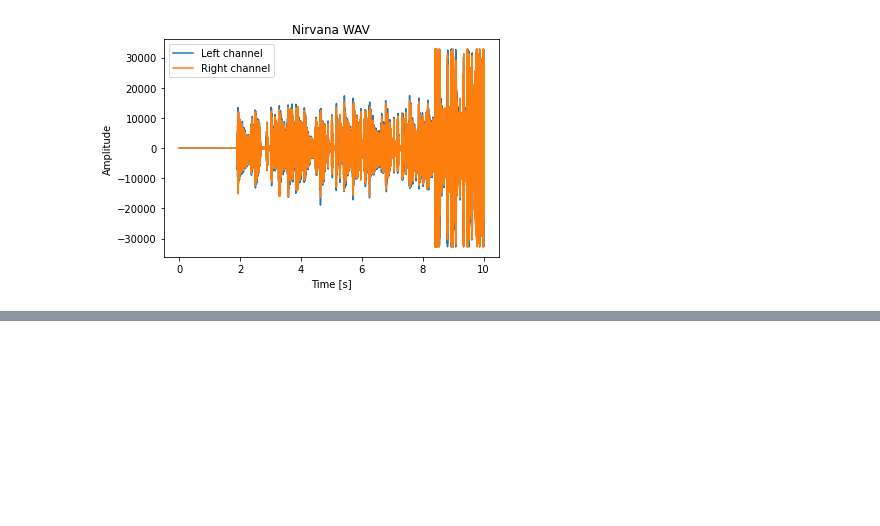
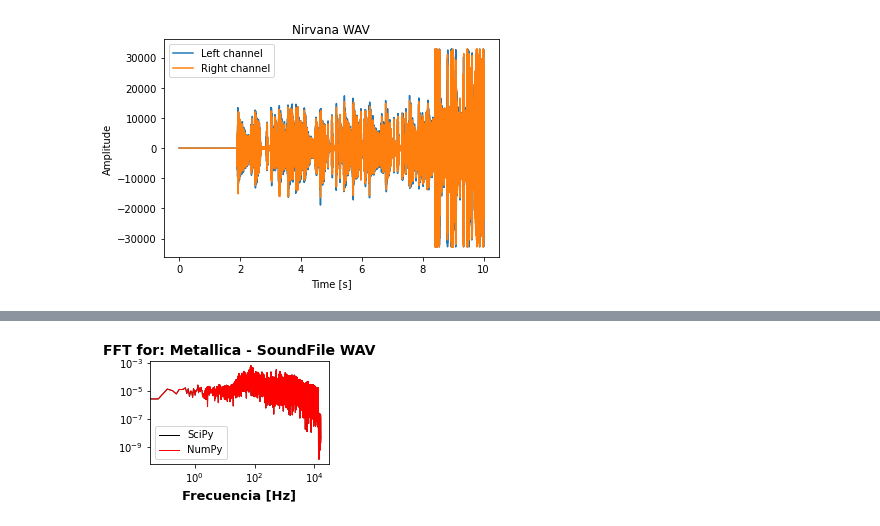
Before and after one commit to capajaro/DSP_Project, a Jupyter notebook: Proyecto_Final_DSP_UN.ipynb, the cells around one changed output, grey strips where cells are left out. Drawn from its saved outputs; the diff is of its cells as text; code cells hidden in the pictures; blank space fills up the shorter version.

```diff
--- a/Proyecto_Final_DSP_UN.ipynb
+++ b/Proyecto_Final_DSP_UN.ipynb
@@ -90,0 +91,5 @@ Metallica_Data.head()
+# %%
+ob = sf.SoundFile('/content/Metallica.wav')
+print('Sample rate: {}'.format(ob.samplerate))
+print('Channels: {}'.format(ob.channels))
+print('Subtype: {}'.format(ob.subtype))
@@ -90,0 +100,6 @@ Metallica_Data.head()
+# %%
+data, samplerate = sf.read('/content/Metallica.wav')
+print(data)
+print('------------------------------------------------------')
+samplerate_Metallica, Metallica_Data = wavfile.read('/content/Metallica.wav')
+print(Metallica_Data)
@@ -90,0 +122,4 @@ Metallica_Data.head()
+# %%
+FoureirPlots(data[:,0], ob.samplerate, 'Metallica - SoundFile')
+# %% [output]
+[figure, added]
```
Also changed, not shown: parts of 13 cells of this notebook.
